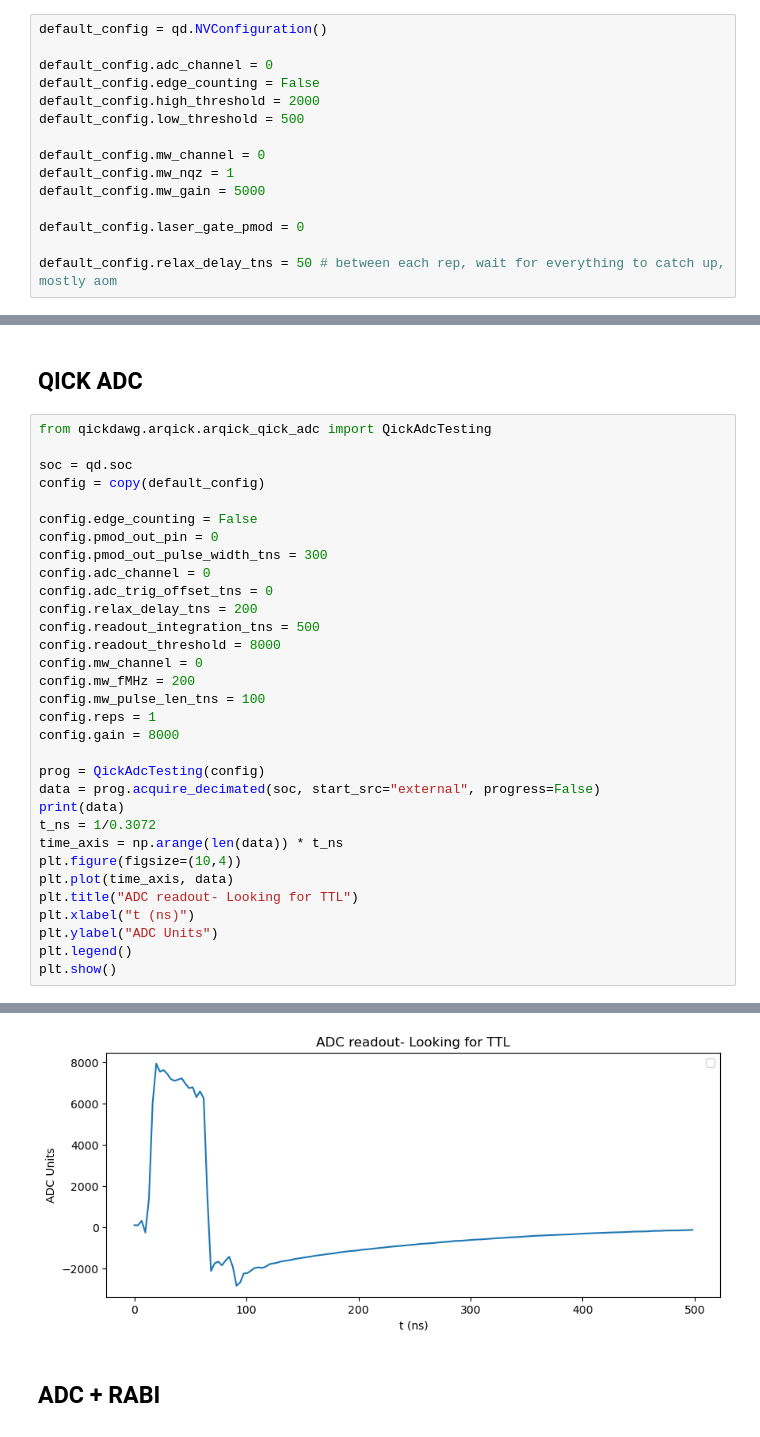
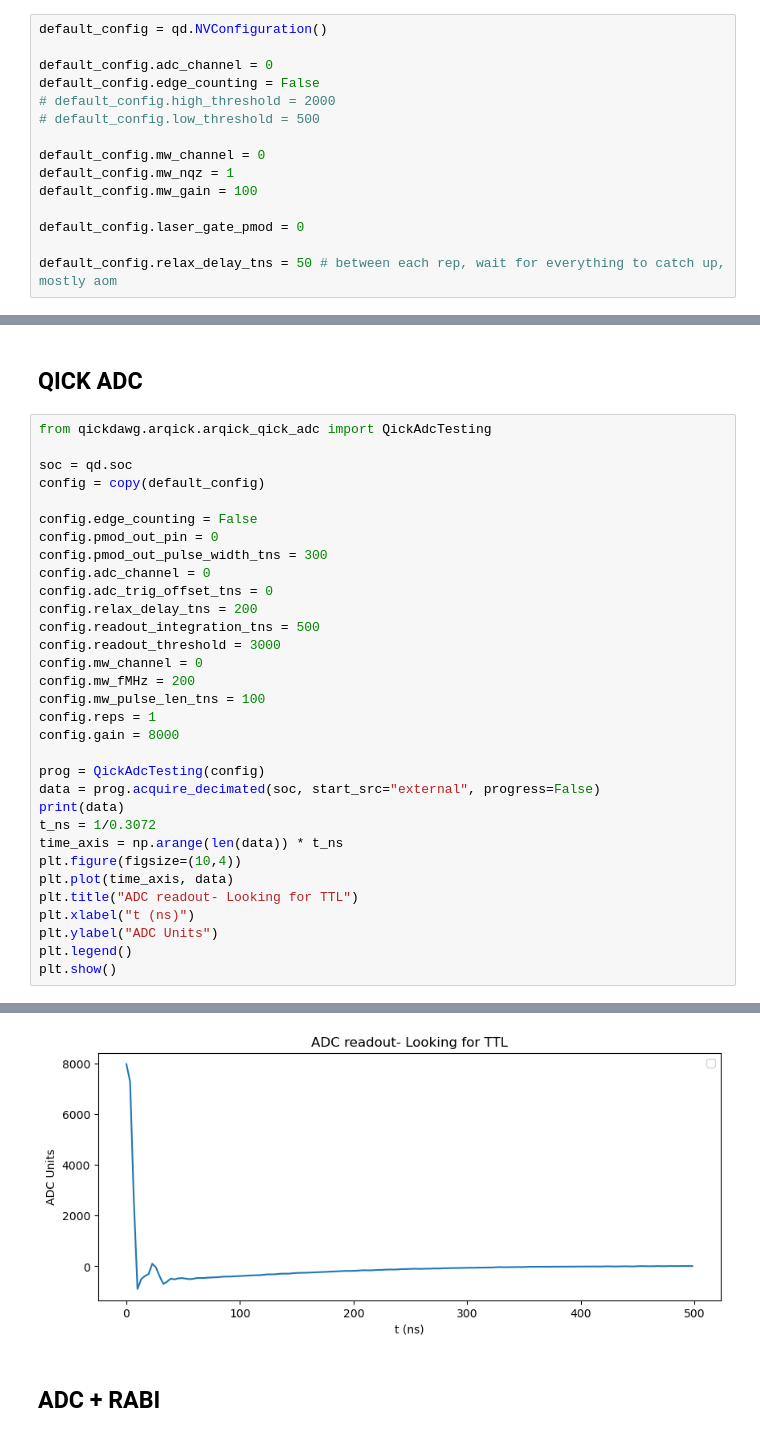
Before and after one commit to NnguyenHTommy/qick-dawg, a Jupyter notebook: jupyter_notebooks/rf_testing_notebook.ipynb, the cells around one changed output, grey strips where cells are left out. Drawn from its saved outputs; the diff is of its cells as text.

```diff
--- a/jupyter_notebooks/rf_testing_notebook.ipynb
+++ b/jupyter_notebooks/rf_testing_notebook.ipynb
@@ -54,12 +57,12 @@ default_config = qd.NVConfiguration()
 
 default_config.adc_channel = 0
 default_config.edge_counting = False
-default_config.high_threshold = 2000
-default_config.low_threshold = 500
+# default_config.high_threshold = 2000
+# default_config.low_threshold = 500
 
 default_config.mw_channel = 0
 default_config.mw_nqz = 1
-default_config.mw_gain = 5000
+default_config.mw_gain = 100
 
 default_config.laser_gate_pmod = 0
 
@@ -384,7 +384,7 @@ config.adc_channel = 0
 config.adc_trig_offset_tns = 0
 config.relax_delay_tns = 200
 config.readout_integration_tns = 500
-config.readout_threshold = 8000
+config.readout_threshold = 3000
 config.mw_channel = 0
 config.mw_fMHz = 200
 config.mw_pulse_len_tns = 100
@@ -423,4 +424,4 @@ plt.show()
-[figure, old version]
+[figure, new version]
 # %% [markdown]
 ## ADC + RABI
 # %%
```
Also changed, not shown: parts of 4 cells of this notebook, 5 other files.
